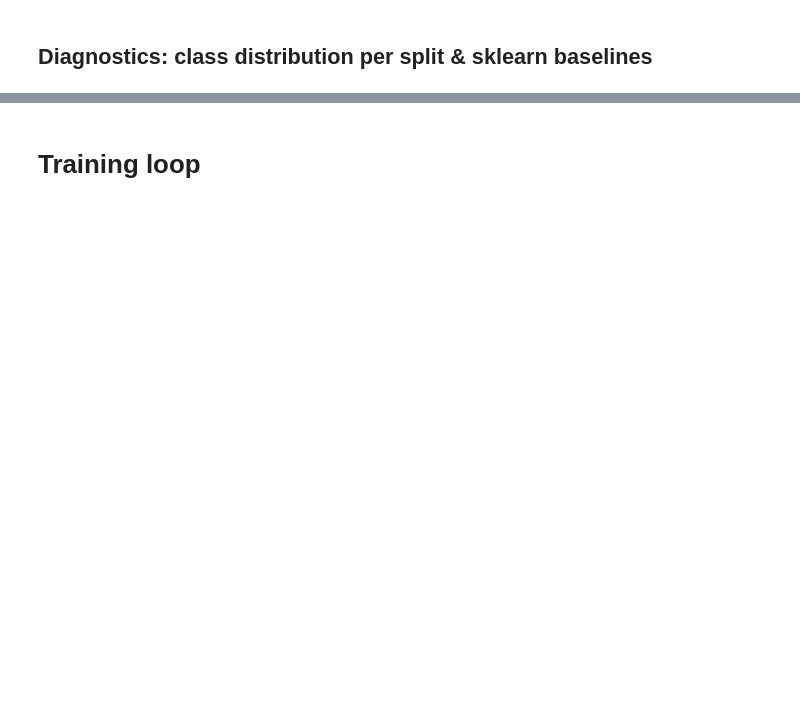
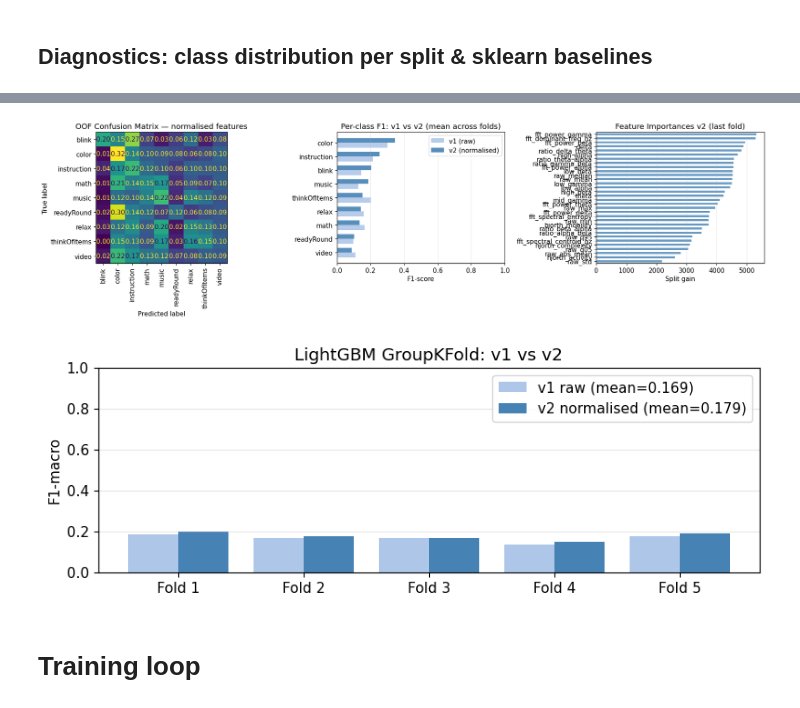
Before and after one commit to parhamkebria/EEG, a Jupyter notebook: EEG_Power_MLP.ipynb, the cells around one changed output, grey strips where cells are left out. Cells and saved outputs as stored; diff of their text form; code cells hidden in the pictures; blank space fills up the shorter version.

```diff
--- a/EEG_Power_MLP.ipynb
+++ b/EEG_Power_MLP.ipynb
@@ -772,0 +1157,65 @@ plot_power_distribution(data=normal_df, large=False)
+# %%
+# ── 7. Results: comparison + OOF report + confusion matrix ────────
+per_class_f1_v2 = {
+    cls: [fold_reports_v2[f][cls]['f1-score'] for f in range(N_SPLITS)]
+    for cls in le.classes_
+}
+per_class_mean_v2 = {cls: np.mean(v) for cls, v in per_class_f1_v2.items()}
+per_class_std_v2  = {cls: np.std(v)  for cls, v in per_class_f1_v2.items()}
+
+print("OOF Classification Report (per-subject normalised, enriched features):")
+print(classification_report(y_v2, oof_preds_v2, target_names=le.classes_, zero_division=0))
+
+fig, axs = plt.subplots(1, 3, figsize=(18, 5))
+
+# Confusion matrix
+ConfusionMatrixDisplay.from_predictions(
+    y_v2, oof_preds_v2,
+    display_labels=le.classes_,
+    xticks_rotation=90,
+    ax=axs[0],
+    colorbar=False,
+    normalize='true',
+    values_format='.2f',
+)
+axs[0].set_title('OOF Confusion Matrix — normalised features')
+
+# Per-class F1 comparison: v1 vs v2
+sorted_cls = sorted(per_class_mean_v2, key=lambda c: per_class_mean_v2[c])
+x = np.arange(len(sorted_cls))
+w = 0.35
+axs[1].barh(x - w/2, [per_class_mean[c]   for c in sorted_cls], w, label='v1 (raw)',        color='#aec7e8', alpha=0.9)
+axs[1].barh(x + w/2, [per_class_mean_v2[c] for c in sorted_cls], w, label='v2 (normalised)', color='steelblue', alpha=0.9)
+axs[1].set_yticks(x)
+axs[1].set_yticklabels(sorted_cls)
+axs[1].set_xlabel('F1-score')
+axs[1].set_title('Per-class F1: v1 vs v2 (mean across folds)')
+axs[1].set_xlim(0, 1)
+axs[1].legend()
+axs[1].grid(axis='x', alpha=0.3)
+
+# Feature importance v2
+feat_imp_v2 = pd.Series(clf_v2.feature_importances_, index=FEATURE_COLS_V2).sort_values()
+feat_imp_v2.plot.barh(ax=axs[2], color='steelblue', alpha=0.8)
+axs[2].set_title('Feature Importances v2 (last fold)')
+axs[2].set_xlabel('Split gain')
+axs[2].grid(axis='x', alpha=0.3)
+
+plt.tight_layout()
+plt.show()
+
+# Fold comparison bar chart
+fig2, ax2 = plt.subplots(figsize=(8, 3))
+x = np.arange(N_SPLITS)
+ax2.bar(x - 0.2, fold_f1s,    0.4, label=f'v1 raw (mean={np.mean(fold_f1s):.3f})',        color='#aec7e8')
+ax2.bar(x + 0.2, fold_f1s_v2, 0.4, label=f'v2 normalised (mean={np.mean(fold_f1s_v2):.3f})', color='steelblue')
+ax2.set_xticks(x)
+ax2.set_xticklabels([f'Fold {i+1}' for i in range(N_SPLITS)])
+ax2.set_ylim(0, 1)
+ax2.set_ylabel('F1-macro')
+ax2.set_title('LightGBM GroupKFold: v1 vs v2')
+ax2.legend()
+ax2.grid(axis='y', alpha=0.3)
+plt.tight_layout()
+plt.show()
+# %% [output]
@@ -773,3 +1238,5 @@ plot_power_distribution(data=normal_df, large=False)
+[figure, added]
+[figure, added]
 # %% [markdown]
 # Training loop
 # %%
```
Also changed, not shown: parts of 15 cells of this notebook.
